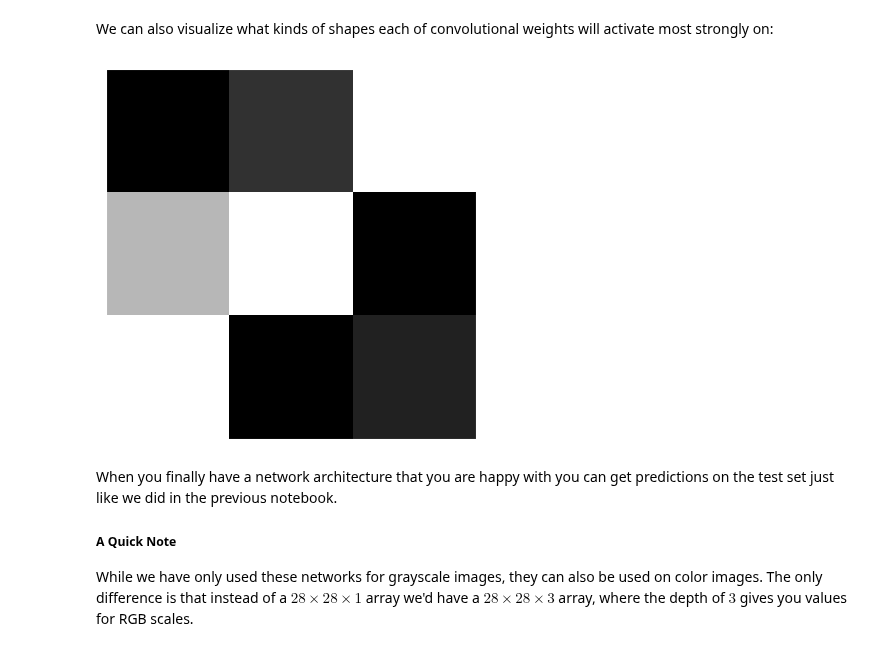
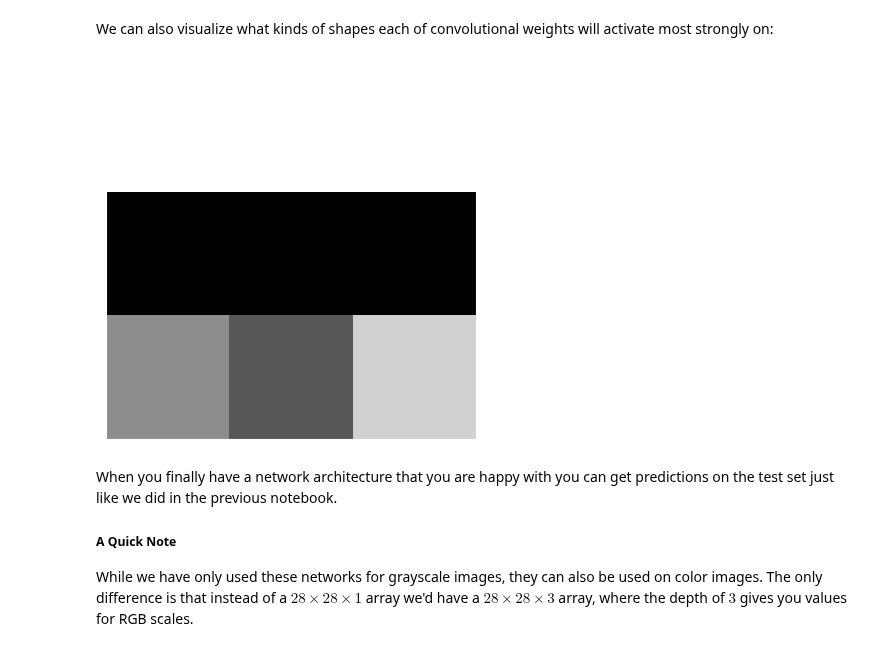
Before and after one commit to navidbahadoran/data-science-spring-2025, a Jupyter notebook: 12_neural_networks/lecture/1_Convolutional_Neural_Networks.ipynb, the cells around one changed output. Saved outputs shown, nothing was run; the diff lists cells and outputs as text; code cells hidden in the pictures.

```diff
--- a/12_neural_networks/lecture/1_Convolutional_Neural_Networks.ipynb
+++ b/12_neural_networks/lecture/1_Convolutional_Neural_Networks.ipynb
@@ -326,16 +326,16 @@ We can also visualize what kinds of shapes each of convolutional weights will ac
 # %%
 from sklearn.preprocessing import MinMaxScaler
 # %%
-i=15
+i=2
 conv = MinMaxScaler().fit_transform(X = model.weights[0][:,:,0,i].numpy())
 
 fig, ax = plt.subplots()
 ax.imshow(conv, cmap='gray_r')
 ax.set_xticks([])
 ax.set_yticks([])
 plt.show()
 # %% [output]
-[figure, old version]
+[figure, new version]
 # %% [markdown]
 When you finally have a network architecture that you are happy with you can get predictions on the test set just like we did in the previous notebook.
 
```
Also changed, not shown: parts of 2 cells of this notebook, 6 other files.
